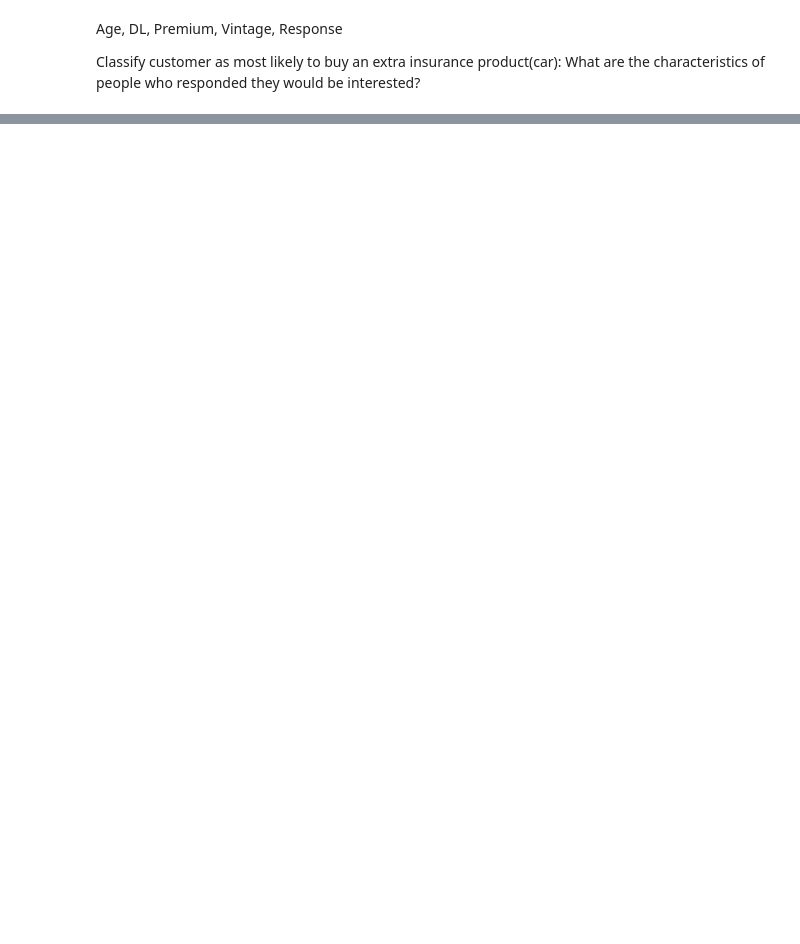
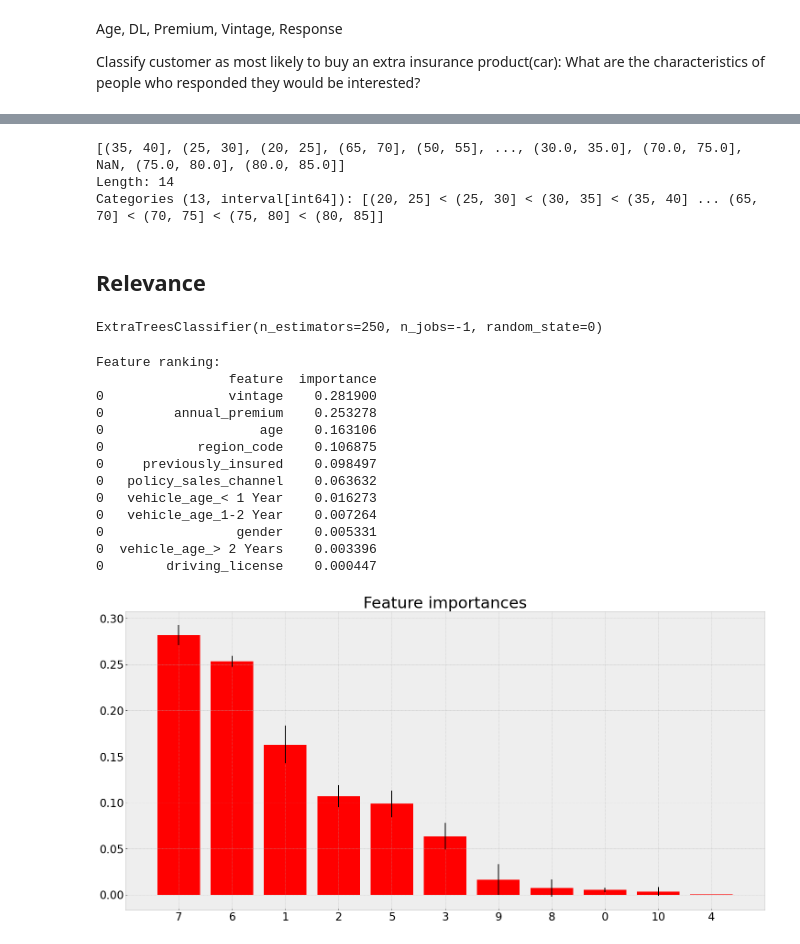
Before and after one commit to fusaa/insurance_cross_sell, a Jupyter notebook: notebook.ipynb, the cells around one changed output, grey strips where cells are left out. Drawn from its saved outputs; the diff is of its cells as text; code cells hidden in the pictures; blank space fills up the shorter version.

```diff
--- a/notebook.ipynb
+++ b/notebook.ipynb
@@ -409,0 +418,7 @@ sns.histplot(data = df, bins = 20)
+# %%
+# df_clean.age.hist(bins = 60)  # Rescale
+mms_age = pp.MinMaxScaler()
+mms_vintage = pp.MinMaxScaler()
+
+df_clean['age'] = mms_age.fit_transform( df_clean[['age']].values)
+df_clean['vintage'] = mms_age.fit_transform( df_clean[['vintage']].values)
@@ -409,0 +427,3 @@ sns.histplot(data = df, bins = 20)
+# %%
+ss = pp.StandardScaler()
+df_clean['annual_premium'] = ss.fit_transform(df_clean[['annual_premium']].values)
@@ -409,0 +522,54 @@ sns.histplot(data = df, bins = 20)
+# %%
+df_clean.binned_age.unique()
+# %% [output]
+[(35, 40], (25, 30], (20, 25], (65, 70], (50, 55], ..., (30.0, 35.0], (70.0, 75.0], NaN, (75.0, 80.0], (80.0, 85.0]]
+Length: 14
+Categories (13, interval[int64]): [(20, 25] < (25, 30] < (30, 35] < (35, 40] ... (65, 70] < (70, 75] < (75, 80] < (80, 85]]
+# %% [markdown]
+## Relevance
+# %%
+# model
+forest = en.ExtraTreesClassifier( n_estimators = 250, random_state = 0, n_jobs = -1)
+
+# data prep
+x_train_n = df_clean.drop(['id','response','vehicle_damage','binned_age'], axis = 1)
+y_train_n = y_train.values
+forest.fit(x_train_n, y_train_n)
+# %% [output]
+ExtraTreesClassifier(n_estimators=250, n_jobs=-1, random_state=0)
+# %%
+importances = forest.feature_importances_
+std = np.std([tree.feature_importances_ for tree in forest.estimators_], axis = 0)
+indices = np.argsort(importances)[::-1]
+
+# Print the feature ranking
+print('Feature ranking:')
+df_imp = pd.DataFrame()
+for i, j in zip(x_train_n, forest.feature_importances_):
+    aux = pd.DataFrame( {'feature': i, 'importance':j}, index = [0])
+    df_imp = pd.concat([df_imp,aux], axis = 0)
+
+print(df_imp.sort_values('importance', ascending = False))
+
+# graph plot
+plt.figure()
+plt.title("Feature importances")
+plt.bar(range(x_train_n.shape[1]), importances[indices], color = 'r', yerr=std[indices], align='center')
+plt.xticks(range(x_train_n.shape[1]), indices)
+plt.xlim([-1, x_train_n.shape[1]])
+plt.show()
+# %% [output]
+Feature ranking:
+                 feature  importance
+0                vintage    0.281900
+0         annual_premium    0.253278
+0                    age    0.163106
+0            region_code    0.106875
+0     previously_insured    0.098497
+0   policy_sales_channel    0.063632
+0   vehicle_age_< 1 Year    0.016273
+0   vehicle_age_1-2 Year    0.007264
+0                 gender    0.005331
+0  vehicle_age_> 2 Years    0.003396
+0        driving_license    0.000447
+[figure, added]
```
Also changed, not shown: parts of 18 cells of this notebook.
